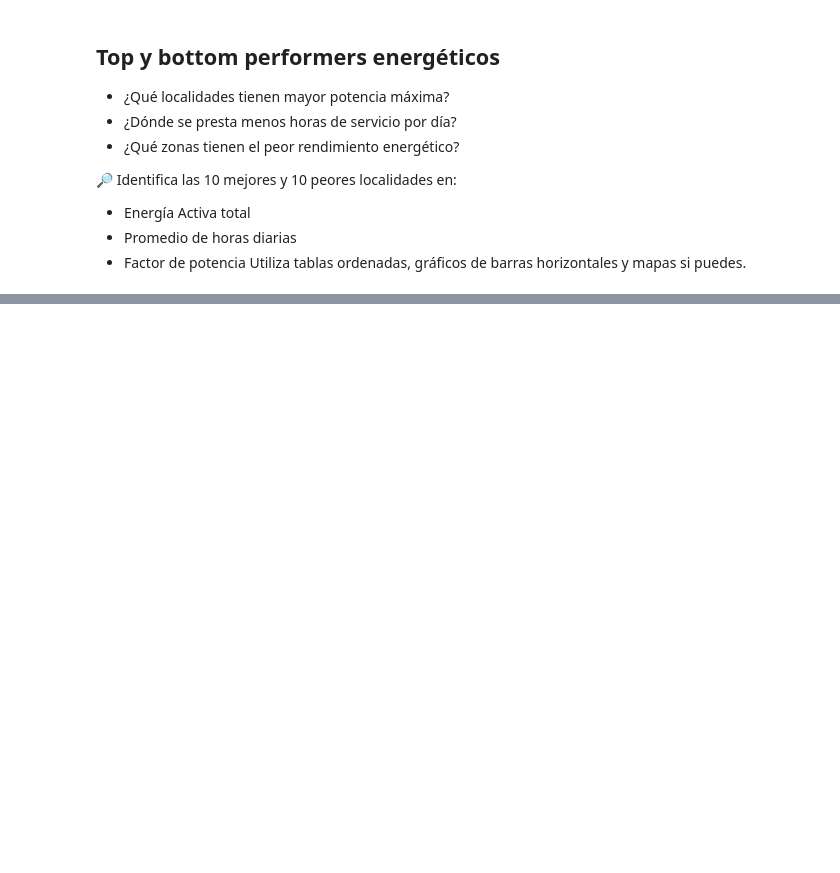
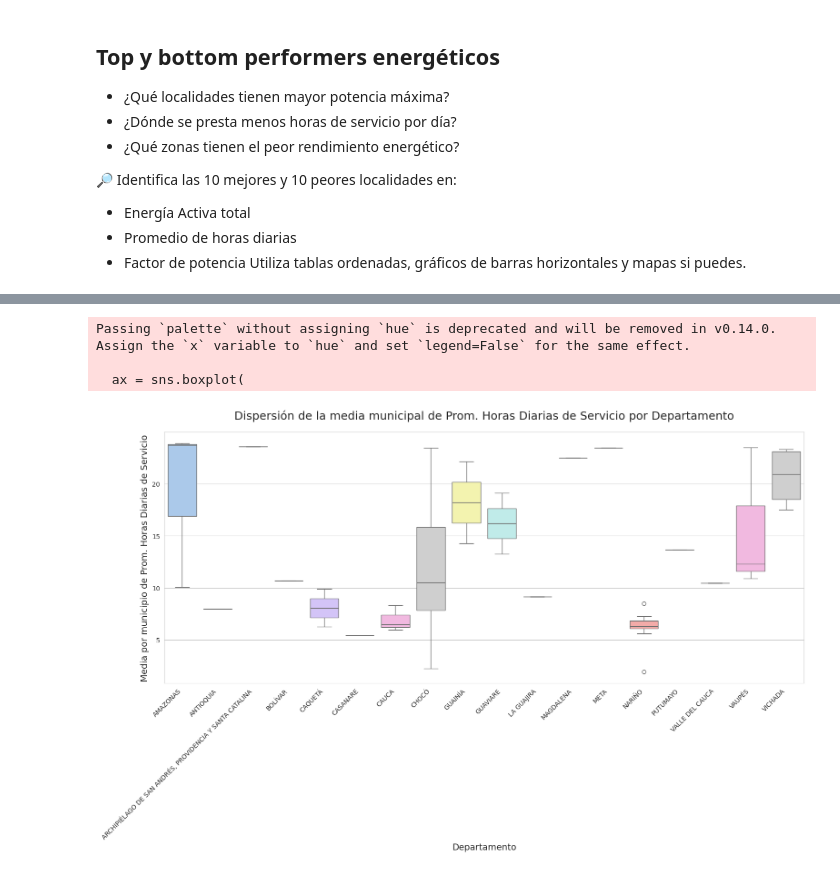
Before and after one commit to Will046-rA9/An-lisis-ZNI, a Jupyter notebook: ProyectoZNI (1).ipynb, the cells around one changed output, grey strips where cells are left out. Drawn from its saved outputs; the diff is of its cells as text; code cells hidden in the pictures; blank space fills up the shorter version.

```diff
--- a/ProyectoZNI (1).ipynb
+++ b/ProyectoZNI (1).ipynb
@@ -998,0 +1002,38 @@ Utiliza tablas ordenadas, gráficos de barras horizontales y mapas si puedes.
+# %%
+import seaborn as sns
+import matplotlib.pyplot as plt
+
+# Variable energética a analizar
+variable_energetica = 'Prom. Horas Diarias de Servicio'  # Cambia aquí por 'Prom. Horas Diarias de Servicio', etc.
+
+# Paso 1: Calcular la media por municipio (promedia todas las localidades)
+media_municipal = df_ZNI.groupby(['Departamento', 'Municipio'])[variable_energetica].mean().reset_index()
+
+# Paso 2: Crear un boxplot por departamento con esas medias municipales
+plt.figure(figsize=(16, 10))
+sns.set_style("whitegrid")
+
+ax = sns.boxplot(
+    data=media_municipal,
+    x='Departamento',
+    y=variable_energetica,
+    palette='pastel'
+)
+
+# Título y ejes
+ax.set_title(
+    f'Dispersión de la media municipal de {variable_energetica} por Departamento',
+    fontsize=18,
+    pad=20
+)
+ax.set_xlabel('Departamento', fontsize=14)
+ax.set_ylabel(f'Media por municipio de {variable_energetica}', fontsize=14)
+plt.xticks(rotation=45, ha='right')
+
+plt.tight_layout()
+plt.show()
+# %% [output]
+Passing `palette` without assigning `hue` is deprecated and will be removed in v0.14.0. Assign the `x` variable to `hue` and set `legend=False` for the same effect.
+
+  ax = sns.boxplot(
+[figure, added]
```
Also changed, not shown: parts of 7 cells of this notebook.
